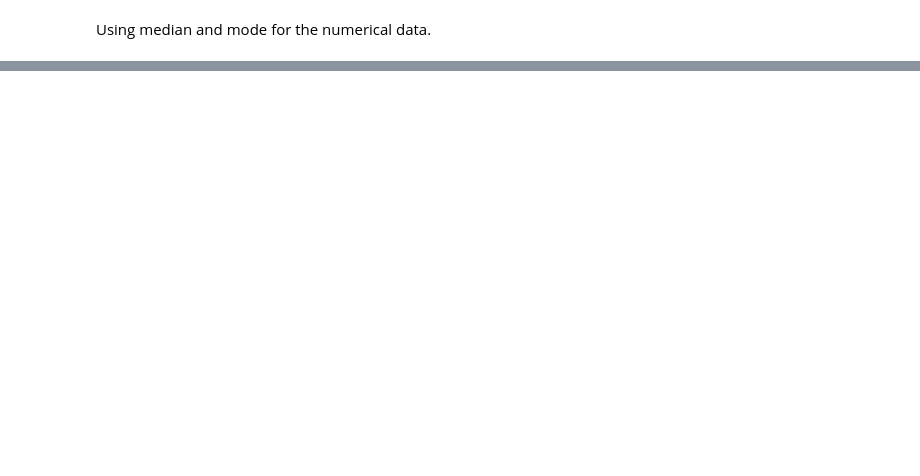
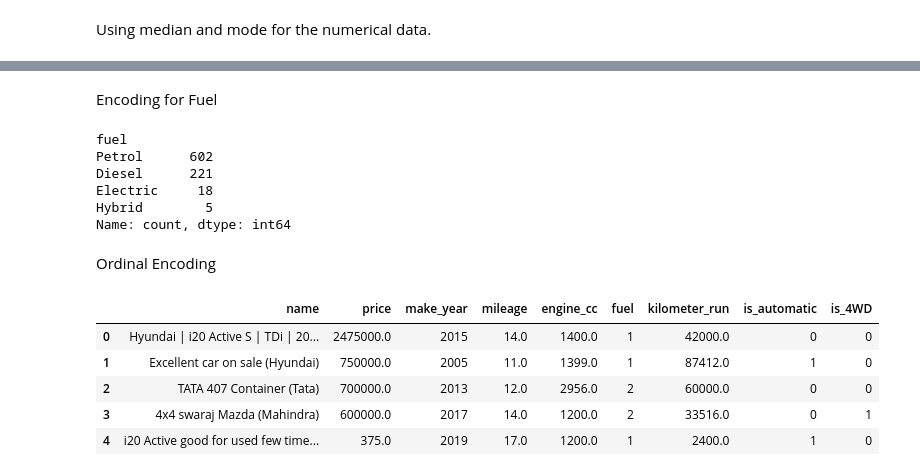
Before and after one commit to GauravKBhatt/Exploratory_Data_Analysis, a Jupyter notebook: src/data_cleaning.ipynb, the cells around one changed output, grey strips where cells are left out. Saved outputs shown, nothing was run; the diff lists cells and outputs as text; code cells hidden in the pictures; blank space fills up the shorter version.

```diff
--- a/src/data_cleaning.ipynb
+++ b/src/data_cleaning.ipynb
@@ -222,5 +426,0 @@ plt.show()
-# %%
-df['kilometer_run'] = df['kilometer_run'].fillna(df['kilometer_run'].median())
-df['engine_cc'] = df['engine_cc'].fillna(df['engine_cc'].mode()[0])
-df['make_year'] = df['make_year'].fillna(df['make_year'].median())
-df.head()
@@ -233,0 +427,4 @@ df.head()
+# %%
+df['price'] = df['price'].fillna(df['price'].median())
+df['engine_cc'] = df['engine_cc'].fillna(df['engine_cc'].mode()[0])
+df['mileage'] = df['mileage'].fillna(df['mileage'].median())
@@ -233,0 +444,3 @@ df.head()
+# %%
+df['is_automatic'] = (df['transmisson_type'] == 'Auto').astype(int)
+df.drop('transmisson_type', axis=1, inplace=True)
@@ -233,0 +469,3 @@ df.head()
+# %%
+df['is_4WD'] = (df['drive'] == '4WD').astype(int)
+df.drop('drive', axis=1, inplace=True)
@@ -233,0 +481,30 @@ df.head()
+# %% [markdown]
+Encoding for Fuel
+# %%
+print(df['fuel'].value_counts())
+# %% [output]
+fuel
+Petrol      602
+Diesel      221
+Electric     18
+Hybrid        5
+Name: count, dtype: int64
+# %% [markdown]
+Ordinal Encoding
+# %%
+fuel_order = {
+    "Petrol": 1,
+    "Diesel": 2,
+    "Electric": 3,
+    "Hybrid": 4
+}
+
+df['fuel'] = df['fuel'].map(fuel_order)
+df.head()
+# %% [output]
+|  | name | price | make_year | mileage | engine_cc | fuel | kilometer_run | is_automatic | is_4WD |
+| 0 | Hyundai | i20 Active S | TDi | 20... | 2475000.0 | 2015 | 14.0 | 1400.0 | 1 | 42000.0 | 0 | 0 |
+| 1 | Excellent car on sale (Hyundai) | 750000.0 | 2005 | 11.0 | 1399.0 | 1 | 87412.0 | 1 | 0 |
+| 2 | TATA 407 Container (Tata) | 700000.0 | 2013 | 12.0 | 2956.0 | 2 | 60000.0 | 0 | 0 |
+| 3 | 4x4 swaraj Mazda (Mahindra) | 600000.0 | 2017 | 14.0 | 1200.0 | 2 | 33516.0 | 0 | 1 |
+| 4 | i20 Active good for used few time... | 375.0 | 2019 | 17.0 | 1200.0 | 1 | 2400.0 | 1 | 0 |
```
Also changed, not shown: parts of 49 cells of this notebook, 1 other file.
